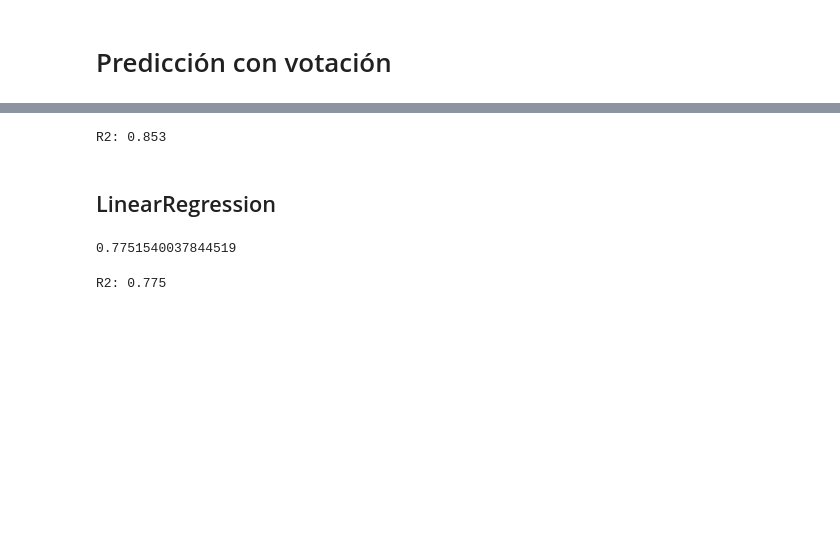
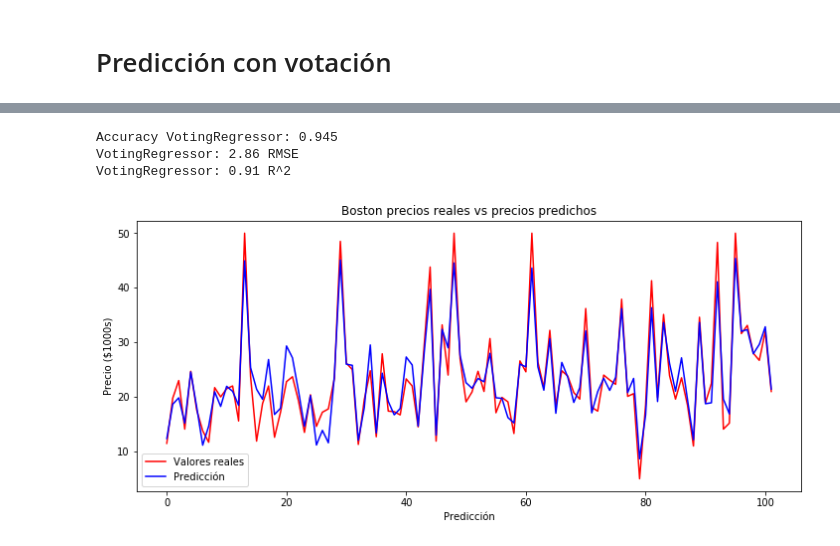
Before and after one commit to JonnHenry/Machine-Learning, a Jupyter notebook: sesion 8/LoadBoston-Ejercicio de Adicion.ipynb, the cells around one changed output, grey strips where cells are left out. Cells and saved outputs as stored; diff of their text form; code cells hidden in the pictures; blank space fills up the shorter version.

```diff
--- a/sesion 8/LoadBoston-Ejercicio de Adicion.ipynb
+++ b/sesion 8/LoadBoston-Ejercicio de Adicion.ipynb
@@ -56,8 +59,8 @@ reg3 = LinearRegression()
 ## Parametros para GradientBoostingRegressor
 # %%
 #create a dictionary of all values we want to test for n_neighbors
-params_gradient = {'n_estimators': np.arange(1, 100)}
+#params_gradient = {'n_estimators': np.arange(1, 100)}
 #use gridsearch to test all values for n_neighbors
-knn_gs = GridSearchCV(reg1, params_gradient, cv=5,n_jobs=-1)
+#knn_gs = GridSearchCV(reg1, params_gradient, cv=5,n_jobs=-1)
 #fit model to training data
-knn_gs.fit(x_train, y_train)
+#knn_gs.fit(x_train, y_train)
@@ -90,8 +73,8 @@ print(knn_gs.best_params_)
 ## Parametros para RandomForestRegressor
 # %%
 #create a dictionary of all values we want to test for n_neighbors
-params_gradient = {'n_estimators': np.arange(1, 100)}
+#params_gradient = {'n_estimators': np.arange(1, 100)}
 #use gridsearch to test all values for n_neighbors
-knn_gs = GridSearchCV(reg2, params_gradient, cv=5,n_jobs=-1)
+#knn_gs = GridSearchCV(reg2, params_gradient, cv=5,n_jobs=-1)
 #fit model to training data
-knn_gs.fit(x_train, y_train)
+#knn_gs.fit(x_train, y_train)
@@ -123,8 +86,8 @@ print(knn_gs.best_params_)
 # %% [markdown]
 # Creando la votación
 # %%
-reg1 = GradientBoostingRegressor(n_estimators= 98)
-reg2 = RandomForestRegressor(n_estimators= 49)
+reg1 = GradientBoostingRegressor()
+reg2 = RandomForestRegressor()
 reg3 = LinearRegression()
 # %%
 ereg = VotingRegressor(estimators=[('gb', reg1), ('rf', reg2), ('lr', reg3)])
@@ -177,15 +99,36 @@ individual2.score(x_test, y_test)
-# %%
-print("R2: {:.3f}".format(r2_score(y_test,y_pred)))
-# %% [output]
-R2: 0.853
-# %% [markdown]
-## LinearRegression
-# %%
-y_pred = individual3.predict(x_test)
-individual3.score(x_test, y_test)
-# %% [output]
-0.7751540037844519
-# %%
-print("R2: {:.3f}".format(r2_score(y_test,y_pred)))
-# %% [output]
-R2: 0.775
+# %%
+prediccion=ereg.predict(x_test)
+
+accuracy = ereg.score(x_train, y_train)
+
+print("Accuracy VotingRegressor: {:.3f}".format(accuracy))
+
+
+#trainScore = math.sqrt(mean_squared_error(y_train,prediccion))
+#print('Entrenamiento VotingRegressor: %.2f RMSE' % (trainScore))
+
+testScore = math.sqrt(mean_squared_error(y_test,prediccion))
+print('VotingRegressor: %.2f RMSE' % (testScore))
+
+# calcula el r2
+#trainScore = r2_score(y_train, prediccion)
+#print('Entrenamiento VotingRegressor: %.2f R2' % (trainScore))
+
+testScore = r2_score(y_test, prediccion)
+print('VotingRegressor: %.2f R^2' % (testScore))
+# %% [output]
+Accuracy VotingRegressor: 0.945
+VotingRegressor: 2.86 RMSE
+VotingRegressor: 0.91 R^2
+# %%
+fig, ax = plt.subplots(1, 1, figsize=(12, 5))
+
+ax.plot(y_test, color = 'red', label ="Valores reales")
+ax.plot(prediccion, color='blue', label = 'Predicción')
+plt.title("Boston precios reales vs precios predichos")
+plt.xlabel('Predicción')
+plt.ylabel('Precio ($1000s)')
+plt.legend(loc='best')
+plt.show()
+# %% [output]
+[figure, added]
```
Also changed, not shown: parts of 21 cells of this notebook, 7 other files.
